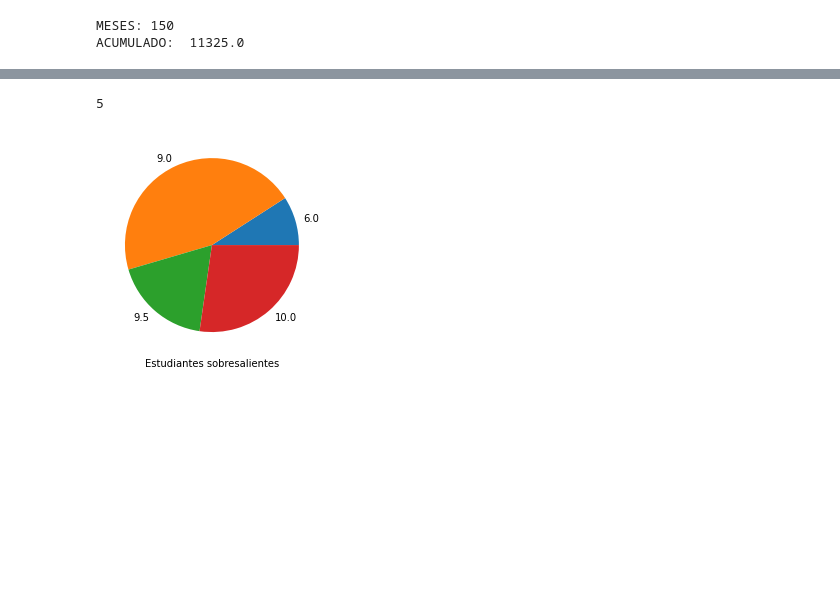
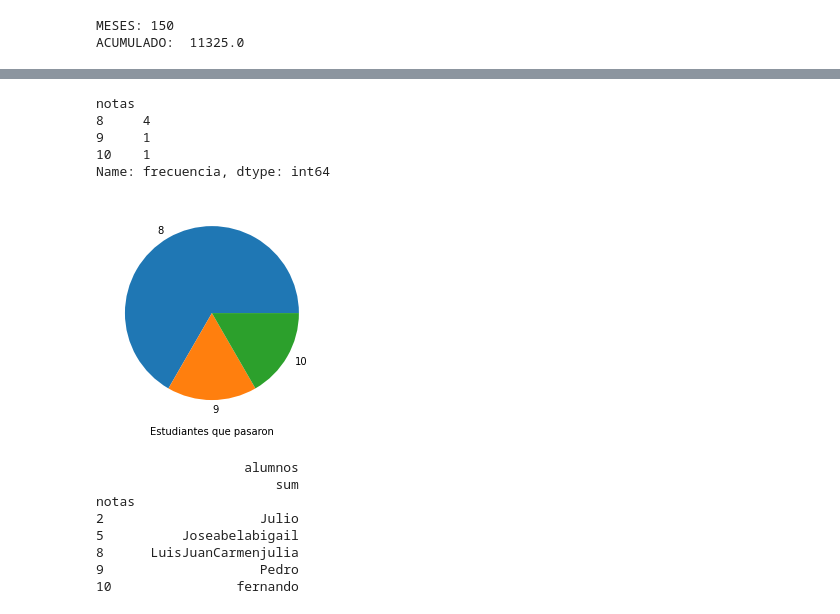
Before and after one commit to USIS011120/Programacion-Computacional-III, a Jupyter notebook: fundamentos_de_python_A1.ipynb, the cells around one changed output, grey strips where cells are left out. Cells and saved outputs as stored; diff of their text form; code cells hidden in the pictures; blank space fills up the shorter version.

```diff
--- a/fundamentos_de_python_A1.ipynb
+++ b/fundamentos_de_python_A1.ipynb
@@ -549,19 +549,38 @@ Length: 1979, dtype: object
 # %%
 import pandas as pd
 import matplotlib.pyplot as plt
 
 archivo = pd.read_csv("/content/notas.csv", sep=";", encoding="utf-8")
-#print(archivo, archivo["nota"])
+#print(archivo, archivo["notas"])
 
-proceso = pd.crosstab(index=archivo["nota"],columns="frecuencia")
+proceso = pd.crosstab(index=archivo["notas"],columns="frecuencia")
 #print(proceso)
 
-sobresalientes = proceso.loc[proceso.index>9]["frecuencia"].sum()
+sobresalientes = proceso.loc[proceso.index>=6]["frecuencia"]
 print(sobresalientes)
+plt.pie(sobresalientes, labels=sobresalientes.index)
+plt.xlabel("Estudiantes que pasaron")
+plt.show()
 
-plt.pie(proceso, labels=proceso.index)
-plt.xlabel("Estudiantes sobresalientes")
-plt.show()
+grupoNotas = archivo.groupby(["notas"]).agg({"sum"})
+print(grupoNotas)
+grupoNotas.to_csv("/content/grupoNotas.csv", sep=";")
+
+#plt.pie(proceso, labels=proceso.index)
+#plt.xlabel("Estudiantes sobresalientes")
+#plt.show()
 # %% [output]
-5
+notas
+8     4
+9     1
+10    1
+Name: frecuencia, dtype: int64
-[figure, old version]
+[figure, new version]
+                   alumnos
+                       sum
+notas
+2                    Julio
+5          Joseabelabigail
+8      LuisJuanCarmenjulia
+9                    Pedro
+10                fernando
```
Also changed, not shown: parts of 1 cell of this notebook.
